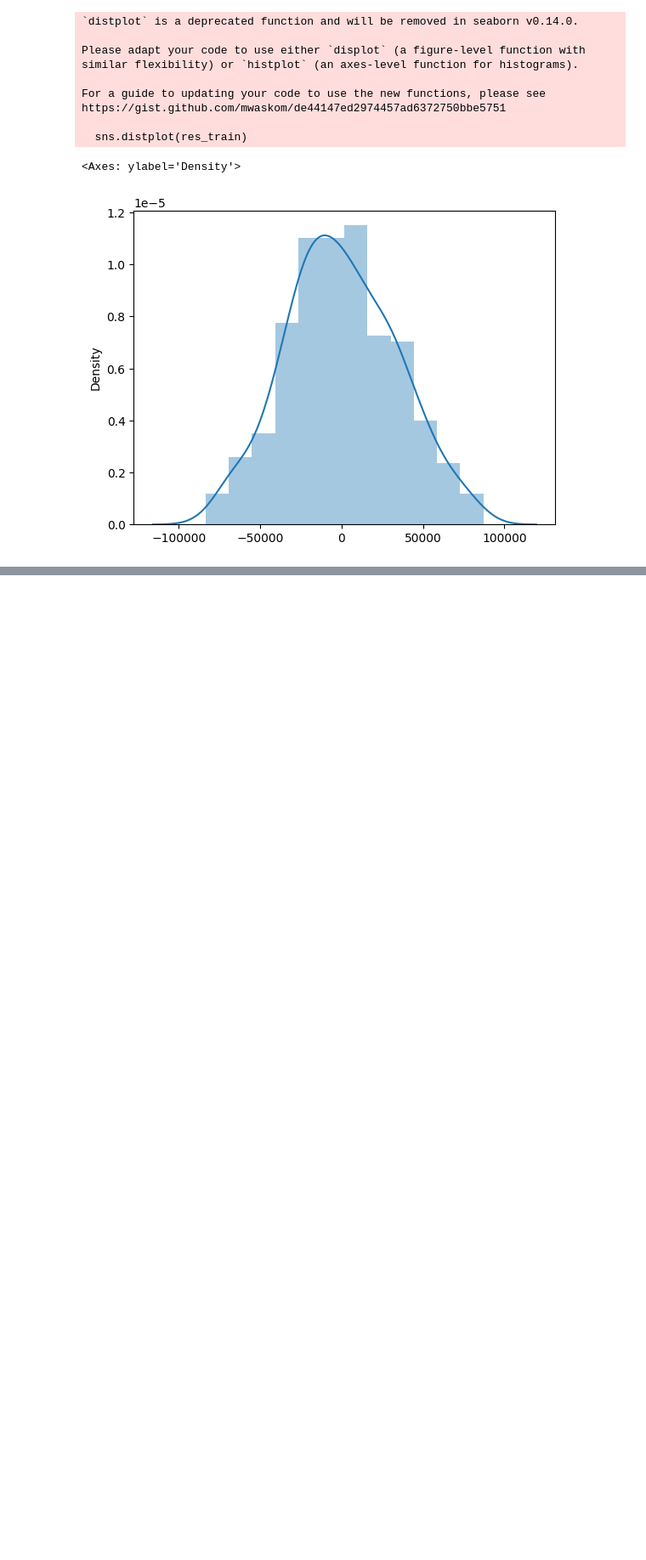
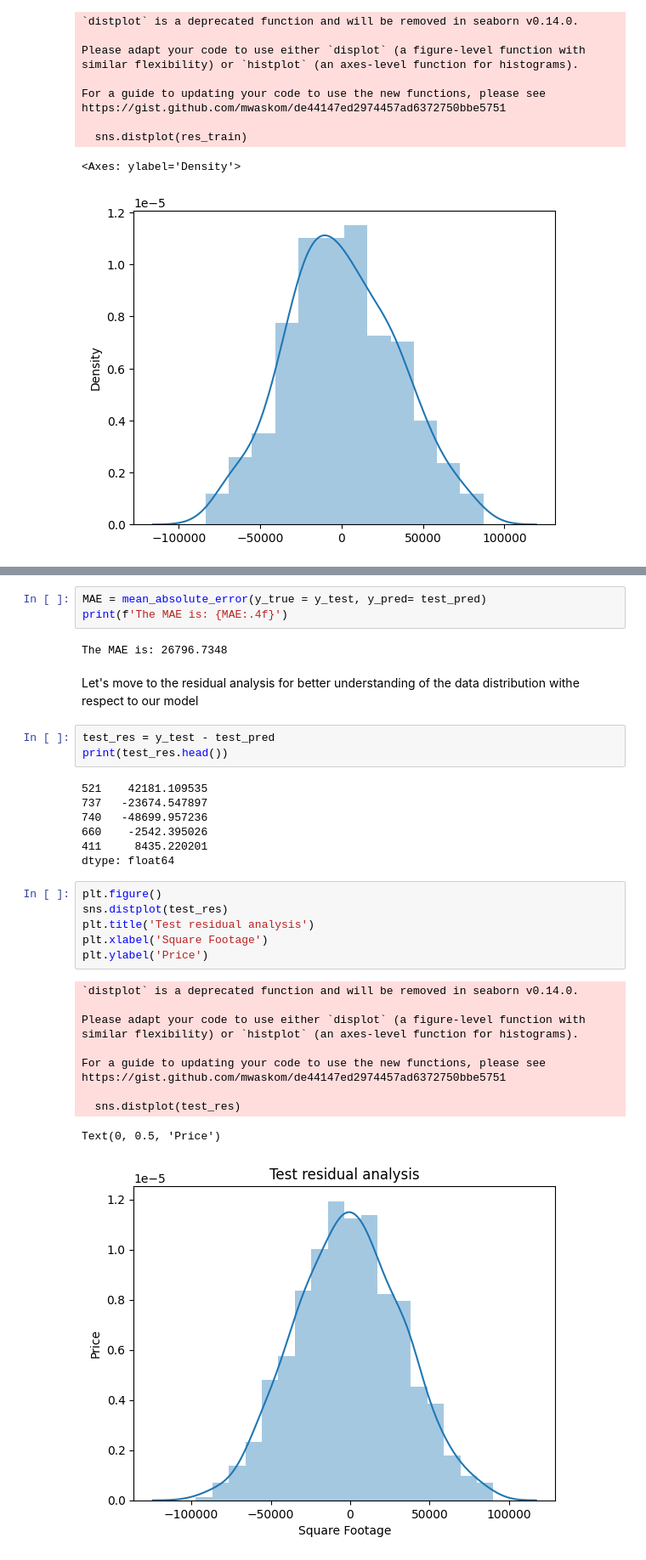
Before and after one commit to Rushank14/Models, a Jupyter notebook: notebooks/regression.ipynb, the cells around one changed output, grey strips where cells are left out. Shown at 85% size. Drawn from its saved outputs; the diff is of its cells as text; blank space fills up the shorter version.

```diff
--- a/notebooks/regression.ipynb
+++ b/notebooks/regression.ipynb
@@ -184,0 +263,35 @@ https://gist.github.com/mwaskom/de44147ed2974457ad6372750bbe5751
+# %%
+MAE = mean_absolute_error(y_true = y_test, y_pred= test_pred)
+print(f'The MAE is: {MAE:.4f}')
+# %% [output]
+The MAE is: 26796.7348
+# %% [markdown]
+Let's move to the residual analysis for better understanding of the data distribution withe respect to our model
+# %%
+test_res = y_test - test_pred
+print(test_res.head())
+# %% [output]
+521    42181.109535
+737   -23674.547897
+740   -48699.957236
+660    -2542.395026
+411     8435.220201
+dtype: float64
+# %%
+plt.figure()
+sns.distplot(test_res)
+plt.title('Test residual analysis')
+plt.xlabel('Square Footage')
+plt.ylabel('Price')
+# %% [output]
+`distplot` is a deprecated function and will be removed in seaborn v0.14.0.
+
+Please adapt your code to use either `displot` (a figure-level function with
+similar flexibility) or `histplot` (an axes-level function for histograms).
+
+For a guide to updating your code to use the new functions, please see
+https://gist.github.com/mwaskom/de44147ed2974457ad6372750bbe5751
+
+  sns.distplot(test_res)
+Text(0, 0.5, 'Price')
+[figure, added]
```
Also changed, not shown: parts of 15 cells of this notebook.
